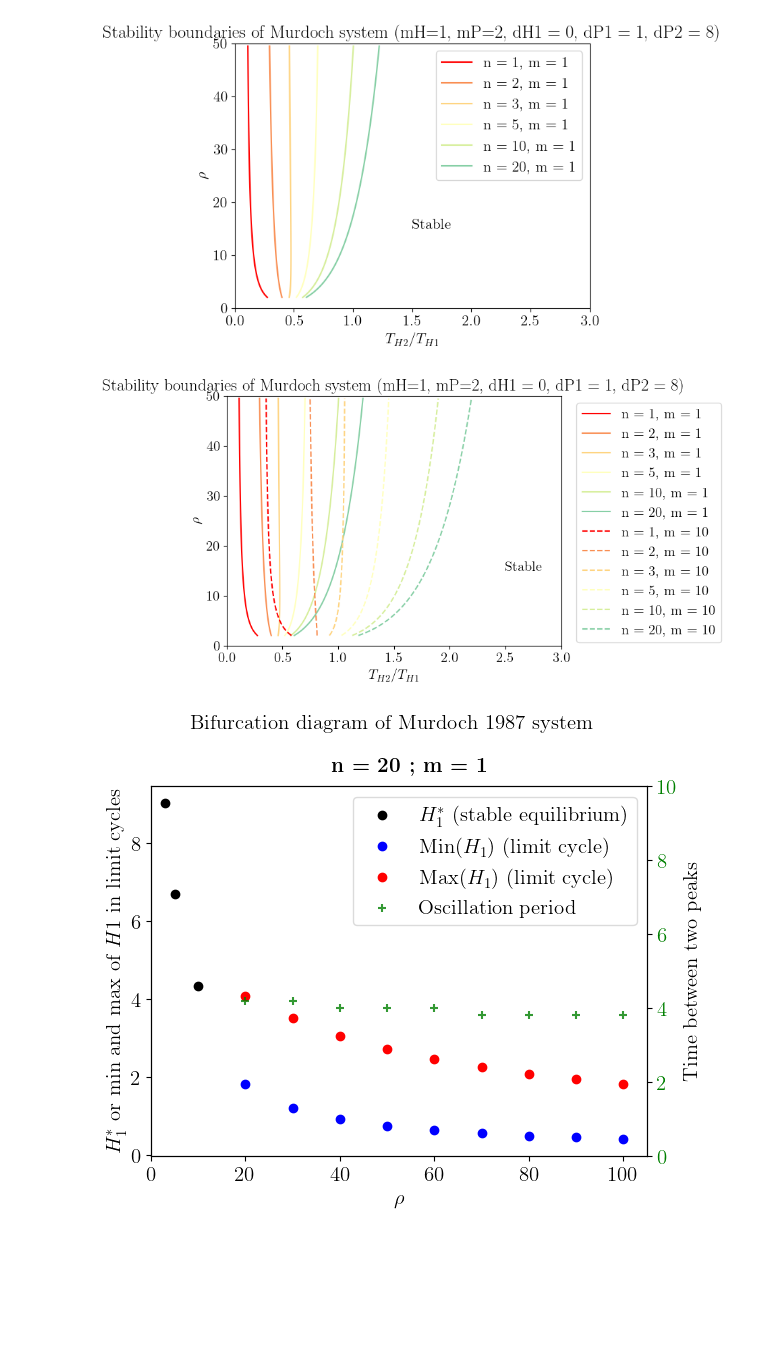
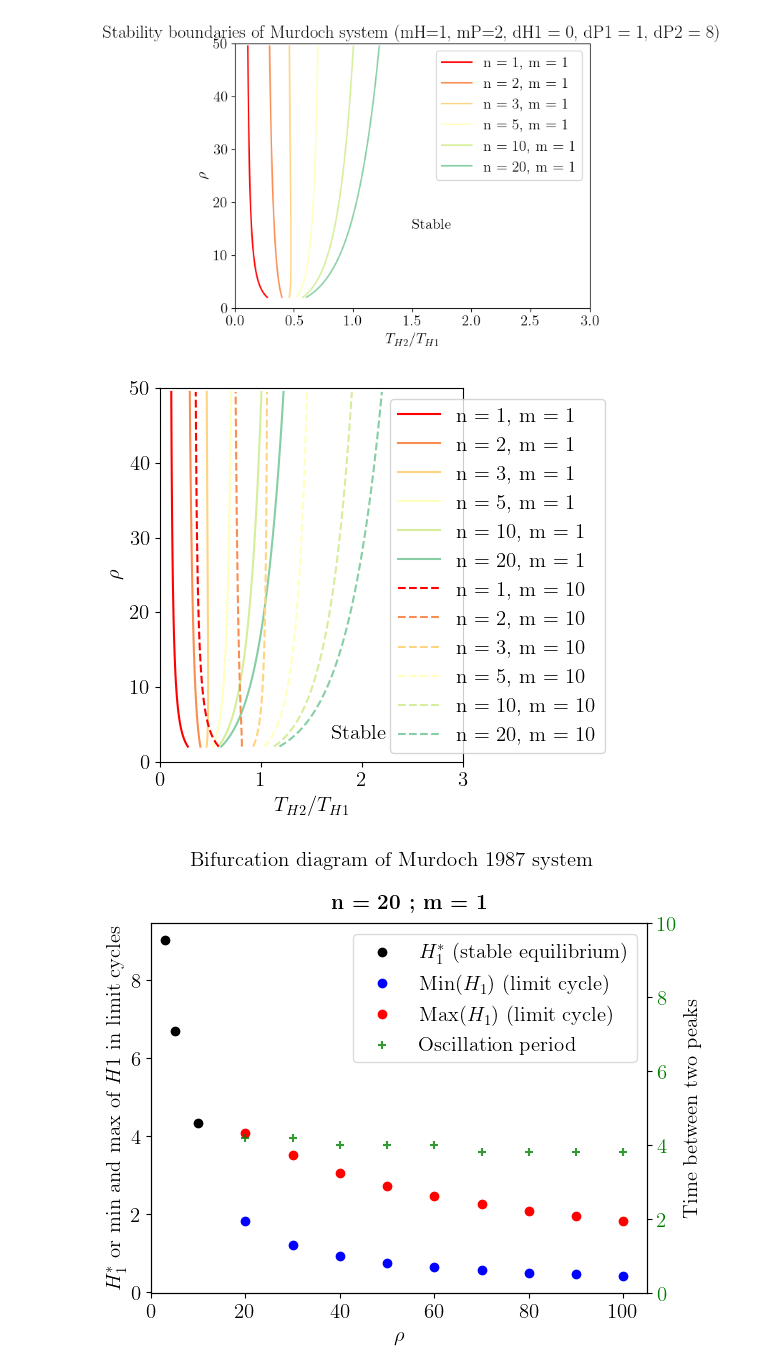
Before and after one commit to mdri00/Internship_2025_LCT, a Jupyter notebook: model_host_parasitoid/notebooks/Mathematica_data_analysis.ipynb, the cells around one changed output. Drawn from its saved outputs; the diff is of its cells as text; code cells hidden in the pictures; blank space fills up the shorter version.

```diff
--- a/model_host_parasitoid/notebooks/Mathematica_data_analysis.ipynb
+++ b/model_host_parasitoid/notebooks/Mathematica_data_analysis.ipynb
@@ -311,3 +313,6 @@ plt.show()
 plt.close()
 # %% [output]
 [figure]
+# %%
+i=11
+i%5
@@ -383,36 +520,37 @@ nmValues_array = np.array(nmValues)
 # colors = sns.color_palette("magma", as_cmap=False, n_colors = int(len(nmValues)/2))
 colors = sns.color_palette("Spectral", as_cmap=False, n_colors = int(len(nmValues)/1.7))
 colors[0] = "red"
 
 with open(path_folder / csv_file_data, newline="") as csvfile:
     reader = csv.reader(csvfile)
     for i,row in enumerate(reader):
         ntemp = nmValues[i][0]
         mtemp = nmValues[i][1]
         Courbelimite = []
         for j,col in enumerate(row):
             mathematica_couple = col[1:-1]
             x,y = mathematica_couple.split(',')
             x = float(x)
             y = float(y)
             Courbelimite.append((x,y))
         Courbelimite = np.array(Courbelimite)
         if mtemp == 1:
             plt.plot(Courbelimite[:,0], Courbelimite[:,1], label="n = "+str(ntemp)+", m = "+str(mtemp),
                      color = colors[i], alpha = 1)
         else:
             plt.plot(Courbelimite[:,0], Courbelimite[:,1], label="n = "+str(ntemp)+", m = "+str(mtemp),
                  color = colors[i-6], alpha = 1, linestyle = "dashed")
 
-plt.text(2.5, 15, "Stable")
+plt.text(1.7, 3, "Stable")
 
 plt.legend(bbox_to_anchor=(1.5, 1))
+plt.tight_layout()
 plt.savefig(FIG_DIR / "Murdoch_stability_fecundity_suppl_fig.pdf")
-plt.title("Stability boundaries of Murdoch system (mH=1, mP=2, dH1 = 0, dP1 = 1, dP2 = 8)")
+# plt.title("Stability boundaries of Murdoch system (mH=1, mP=2, dH1 = 0, dP1 = 1, dP2 = 8)")
 plt.show()
 plt.close()
 # %% [output]
-[figure, old version]
+[figure, new version]
 # %%
 path_folder = rawDATA_DIR / "Murdoch_bifurcation_rho_tH2_1._tP1_1._dP2_8_dH1_0_dP1_1_n_20_m_1"
 csv_file_rhovalues = "rhoRange.csv"
```
Also changed, not shown: parts of 8 cells of this notebook, 17 other files.
